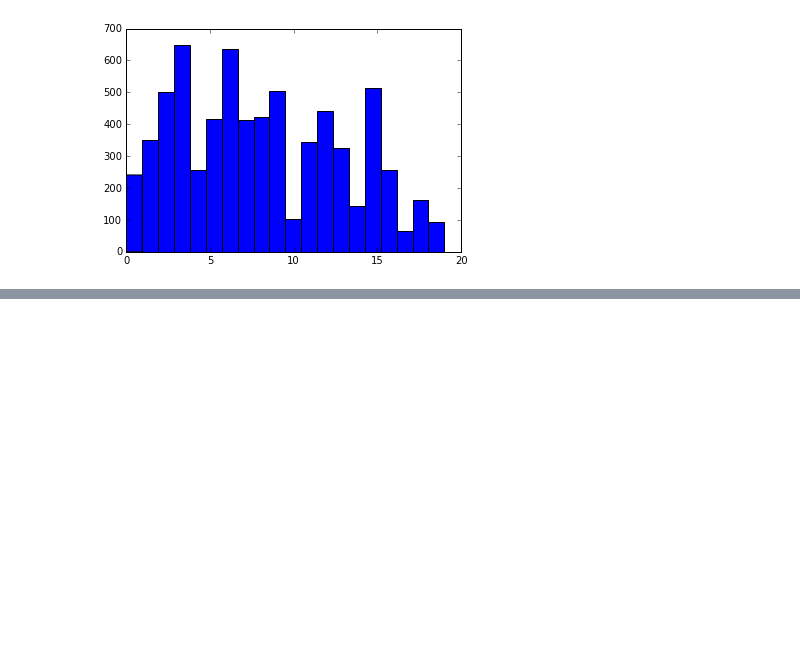
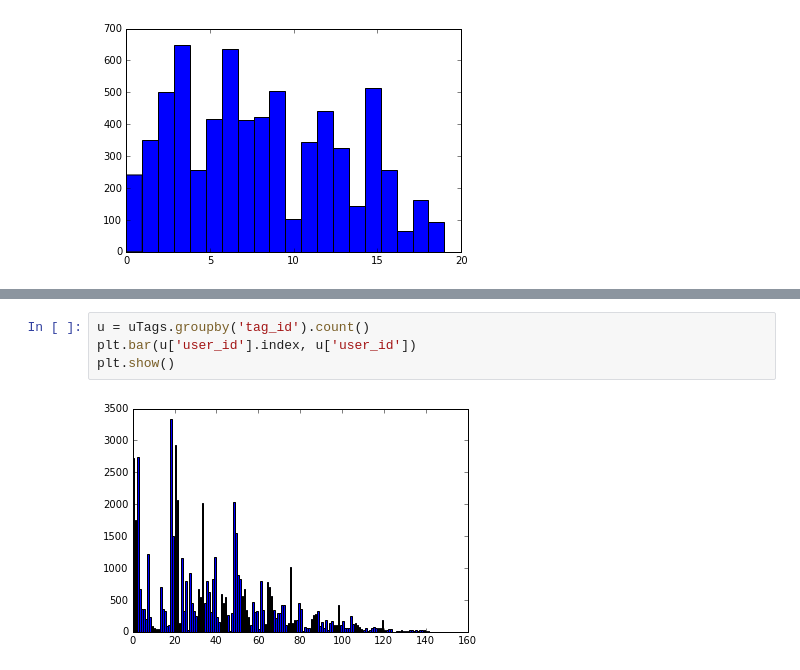
Before and after one commit to aalavandhan/bytecup, a Jupyter notebook: pre-process.ipynb, the cells around one changed output, grey strips where cells are left out. Saved outputs shown, nothing was run; the diff lists cells and outputs as text; blank space fills up the shorter version.

```diff
--- a/pre-process.ipynb
+++ b/pre-process.ipynb
@@ -200,0 +270,6 @@ Distribution of tags
+# %%
+u = uTags.groupby('tag_id').count()
+plt.bar(u['user_id'].index, u['user_id'])
+plt.show()
+# %% [output]
+[figure, added]
```
Also changed, not shown: parts of 15 cells of this notebook, 8 other files.
